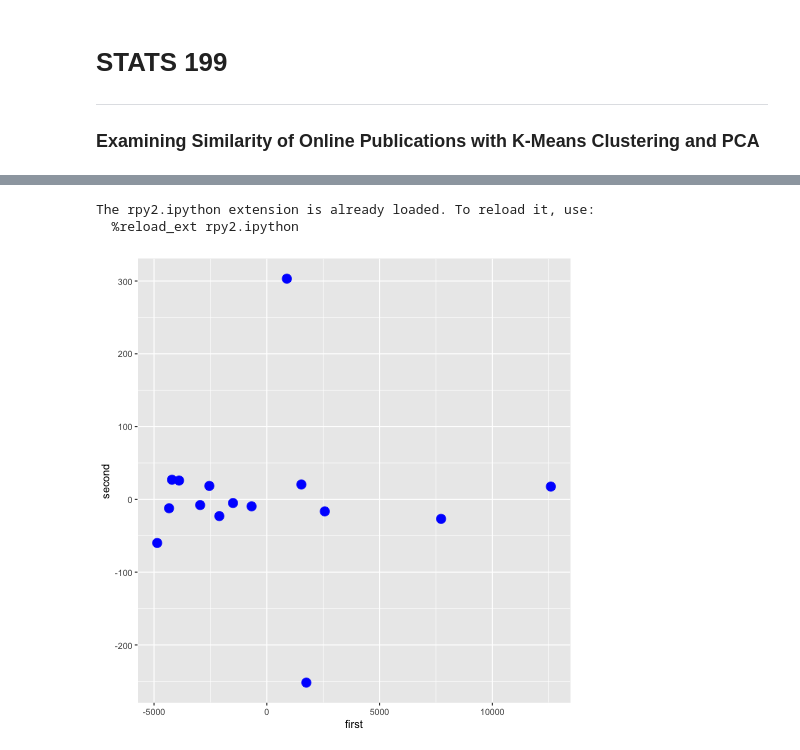
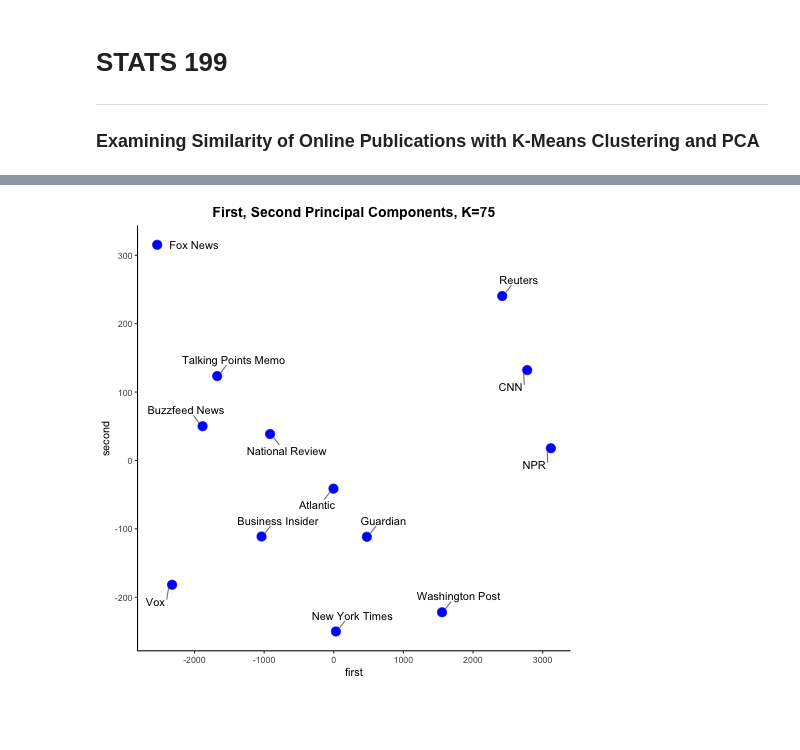
Before and after one commit to e-stranger/stats_199, a Jupyter notebook: proj.ipynb, the cells around one changed output, grey strips where cells are left out. Drawn from its saved outputs; the diff is of its cells as text; code cells hidden in the pictures; blank space fills up the shorter version.

```diff
--- a/proj.ipynb
+++ b/proj.ipynb
@@ -132,9 +332,12 @@ def get_pc(df, n_topics, n_components, return_model=False):
 # %%
-n_topics=20
-model, matrix, publications = run_kmeans("article_data/full_articles.csv",
-                                  n_topics=n_topics,
-                                  ngram_range=(1,3),
-                                  n_components=4, return_model=True)
+n_topics=75
+n_components=4
+model, matrix, publications = run_cluster(cluster_callable=KMeans(n_clusters=n_topics),
+                                          filename="article_data/full_articles.csv",
+                                          max_features=1500,
+                                          ngram_range=(1,3),
+                                          n_components=4,
+                                          exclude=["Breitbart", "New York Post"],
+                                          return_model=True)
 
-daf = pandas.DataFrame(matrix, columns=['first', 'second', 'third', 'fourth'])
-daf.to_csv("k{}.csv".format(n_topics))
+daf = pd.DataFrame(matrix, columns=['first', 'second', 'third', 'fourth'])
@@ -143,3 +343,0 @@ ValueError: Shape of passed values is (4, 15), indices imply (2, 15)
-# %%
-daf = pandas.DataFrame(matrix, columns=['first', 'second', 'third', 'fourth'])
-daf.to_csv("k{}.csv".format(n_topics))
@@ -165,23 +344,34 @@ print(model.components_)
 # %%
-import pandas, rpy2;
 from rpy2.robjects import numpy2ri, pandas2ri
 numpy2ri.activate()
 pandas2ri.activate()
-#rpy2.robjects.r['options'](warn=-1)
-%load_ext rpy2.ipython
+rpy2.robjects.r['options'](warn=-1)
+%reload_ext rpy2.ipython
 %R -i publications
 %R -i daf
-# %% [output]
-The rpy2.ipython extension is already loaded. To reload it, use:
-  %reload_ext rpy2.ipython
 # %%
 %%R
+library(ggplot2)
+library(dplyr)
+library(ggrepel)
+library(plotly)
+
 daf$publications = publications
+graph = daf %>%
+        ggplot() +
+        aes(x=first, y=second) +
+        geom_point(size=4, shape=19, color="blue") +
+        geom_text_repel(aes(label=publications),
+                        box.padding=0.35,
+                        point.padding=0.5,
+                        segment.color='grey50') +
+        theme_classic() +
+        ggtitle('First, Second Principal Components, K=75') +
+        theme(plot.title=element_text(hjust=0.5,
+                                      size=14,
+                                      face="bold"))
+print(graph)
 
-
-graph = daf %>% ggplot() + aes(x=first, y=second) + geom_point(size=4, shape=19, color="blue")
-ggtitle('First, Second Principal Components, K=50') +
-theme(plot.title=element_text(hjust=0.5, size=14,face="bold"))
-print(graph)
+#plot_ly(daf, x=~first, y=~second, z=~third, text= ~ as.factor(publications)) %>% add_markers()
 # %% [output]
-[figure, old version]
+[figure, new version]
```
Also changed, not shown: parts of 15 cells of this notebook.
